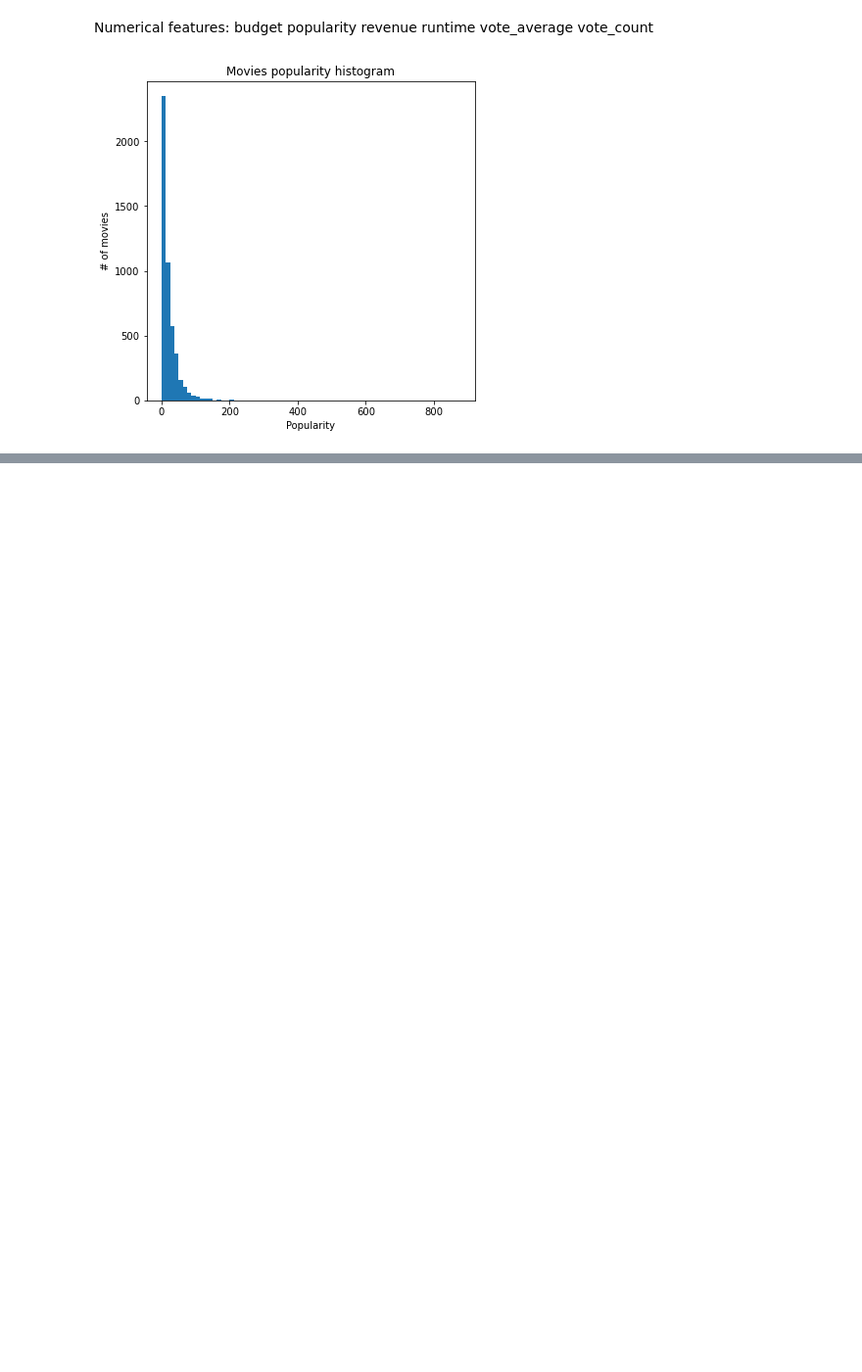
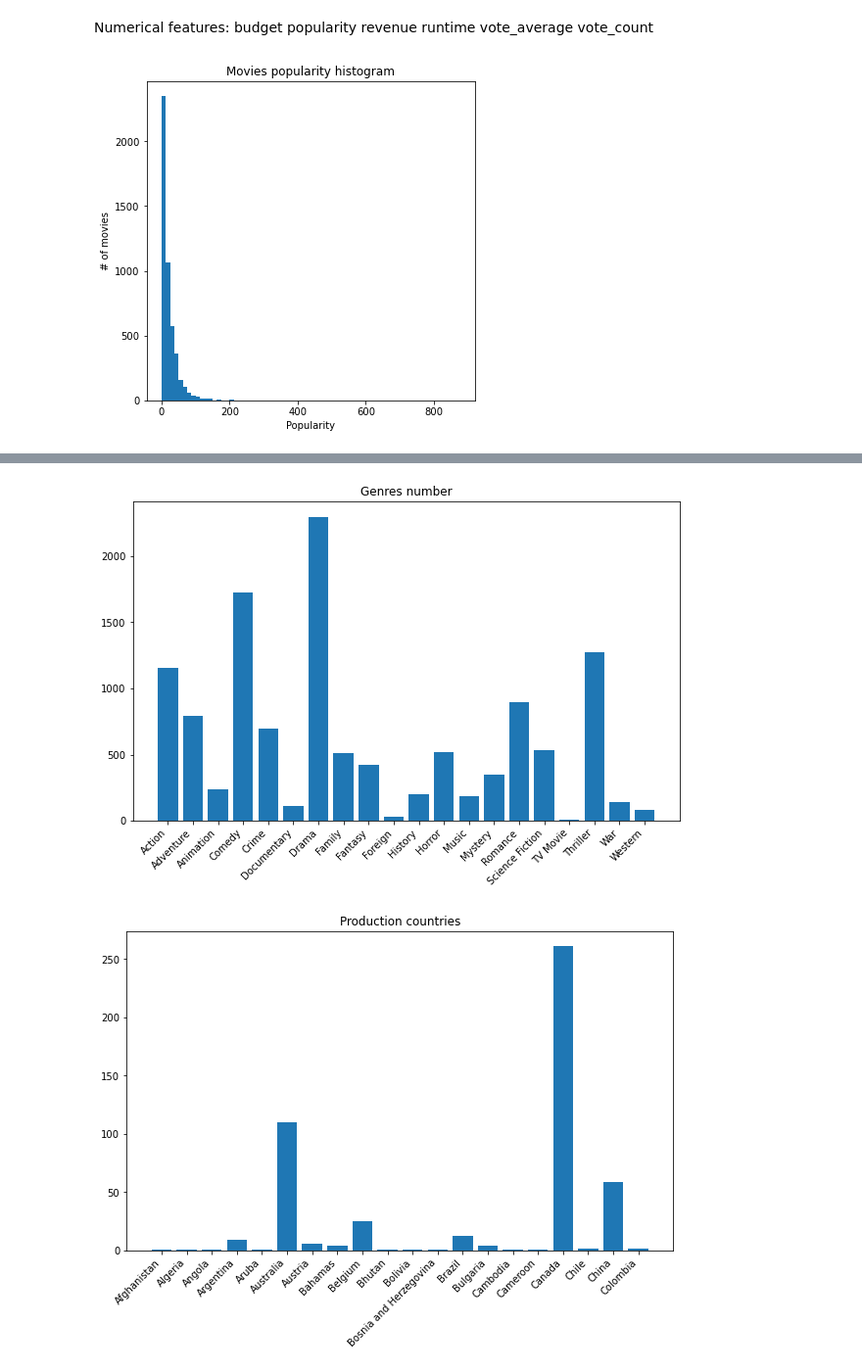
Before and after one commit to zorinmish/portfolio, a Jupyter notebook: python/Lab 1 Python/Lab1.ipynb, the cells around one changed output, grey strips where cells are left out. Shown at 98% size. Cells and saved outputs as stored; diff of their text form; code cells hidden in the pictures; blank space fills up the shorter version.

```diff
--- a/python/Lab 1 Python/Lab1.ipynb
+++ b/python/Lab 1 Python/Lab1.ipynb
@@ -119,0 +103,41 @@ plt.show()
+# %%
+import json
+
+# Нечисловые поля - количество по жарнам и странам
+
+def dic_count(dataset, field):
+    dic = {}
+    for el in dataset[field].values:
+        test = json.loads(el)
+        for key in test:
+            if dic.get(key["name"]) is None:
+                dic[key["name"]] = 1
+            else:
+                dic[key["name"]] = dic[key["name"]] + 1
+    return dic
+
+
+# 1
+genres = dic_count(data, "genres")
+sort_genres = dict(sorted(genres.items()))
+
+fig = plt.figure(figsize=(10, 6))
+ax = fig.gca()
+ax.bar(list(sort_genres.keys()), list(sort_genres.values()))
+ax.set_title('Genres number')
+plt.xticks(rotation=45, ha='right')
+plt.show()
+
+# 2
+countries = dic_count(data, "production_countries")
+sort_countries = dict(sorted(countries.items())[:20])
+
+fig = plt.figure(figsize=(10, 6))
+ax = fig.gca()
+ax.bar(list(sort_countries.keys()), list(sort_countries.values()))
+ax.set_title('Production countries')
+plt.xticks(rotation=45, ha='right')
+plt.show()
+# %% [output]
+[figure, added]
+[figure, added]
```
Also changed, not shown: parts of 15 cells of this notebook.
